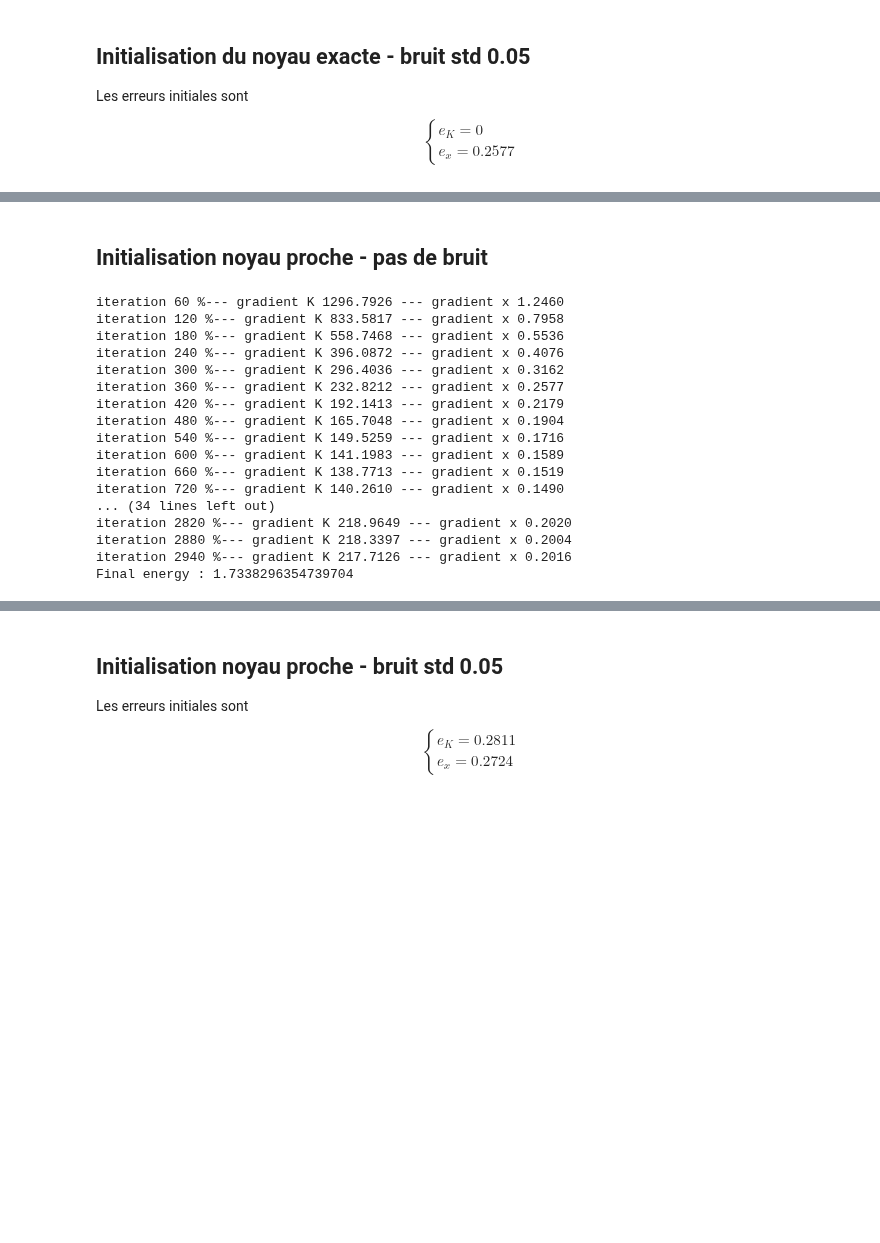
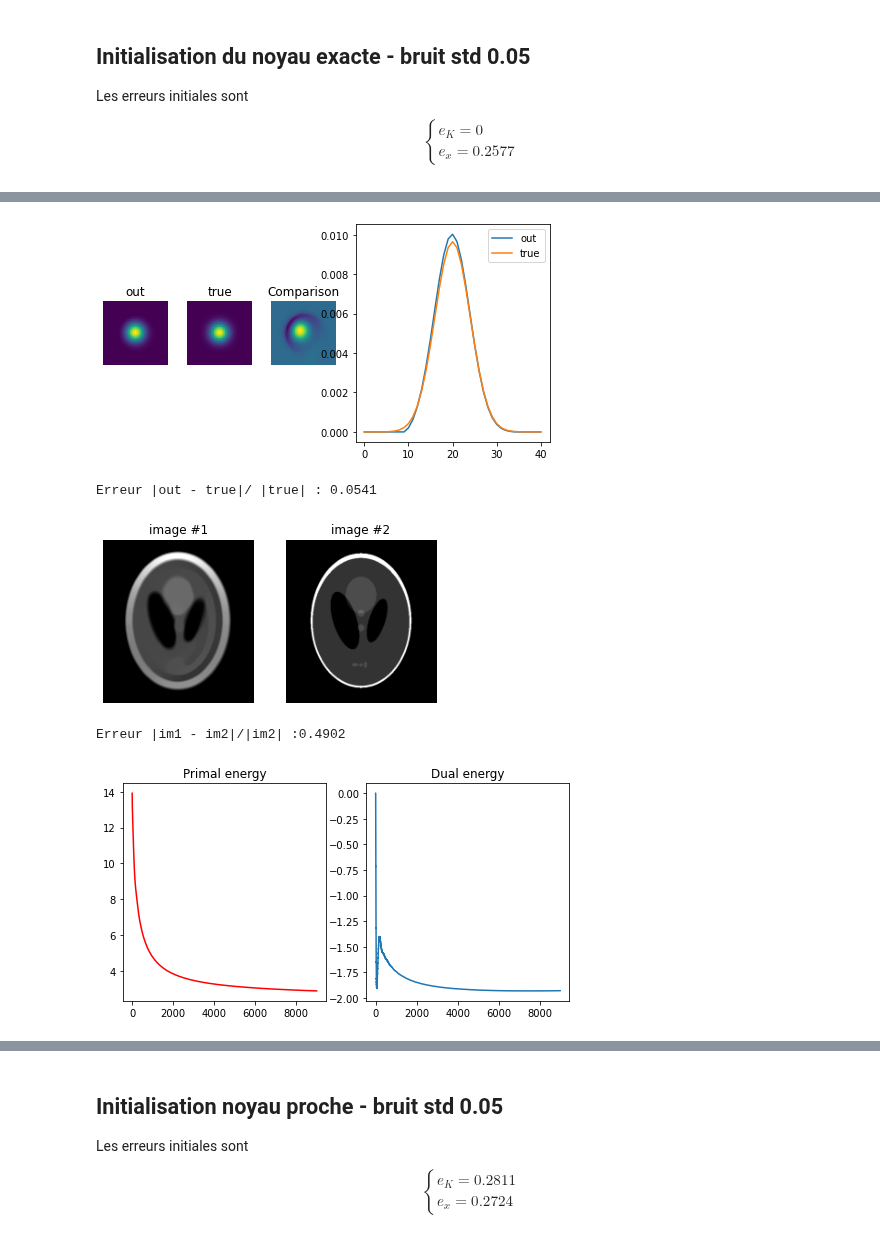
Before and after one commit to ceciledellavalle/BlindDeconvolution, a Jupyter notebook: algoviolet.ipynb, the cells around one changed output, grey strips where cells are left out. Cells and saved outputs as stored; diff of their text form; code cells hidden in the pictures; blank space fills up the shorter version.

```diff
--- a/algoviolet.ipynb
+++ b/algoviolet.ipynb
@@ -123,11 +160,15 @@ e_x = 0.2577
 \end{cases}
 $$
 # %%
-alpha = 100
-mu    = 0.001
-K_in   = K.copy()
+alpha = 0.001
+mu    = 0.005
+K_in   = K1.copy()
 x_in  = x_o1
 K_out,x_out,Ep21,Ed21 = violetBD(K_in,x_in,x_b,alpha,mu,\
-                            niter=10000,coeffK=0.01,\
+                            niter=3000,coeffK=0.001,coeffx=0.1,\
                             proj_simplex=True)
+# (1/tau_u - Lf) = sqrt(8)
+# tau_v = coeff_v1/sqrt(8)
+# tau_k = coeff_K*2/L_total
+# (1/tau_u - Lf)1/tau_v <8
 # %% [output]
@@ -137,4 +192,10 @@ KeyboardInterrupt:
 # %%
-Display_ker(K_out,K_in,mysize=(8,4))
+Display_ker(K_out,K_in,mysize=(8,4),label1='out',label2='true')
 Display_im(x_out,x_im,mysize=(6,3))
 Display_epd(Ep21,Ed21)
+# %% [output]
+[figure, added]
+Erreur |out - true|/ |true| : 0.0541
+[figure, added]
+Erreur |im1 - im2|/|im2| :0.4902
+[figure, added]
@@ -149,28 +203,0 @@ Export_ep(Ep21,label='2',cas='1')
-# %% [markdown]
-## Initialisation noyau proche - pas de bruit
-# %%
-alpha     = 100
-mu        = 0.001
-K_in      = K_shift.copy()
-x_in      = x_b
-K_out,x_out,Ep22,Ed22 = violetBD(K_in,x_in,x_b,alpha,mu,\
-                            niter=3000,coeffK=10,\
-                            proj_simplex=True)
-# %% [output]
-iteration 60 %--- gradient K 1296.7926 --- gradient x 1.2460
-iteration 120 %--- gradient K 833.5817 --- gradient x 0.7958
-iteration 180 %--- gradient K 558.7468 --- gradient x 0.5536
-iteration 240 %--- gradient K 396.0872 --- gradient x 0.4076
-iteration 300 %--- gradient K 296.4036 --- gradient x 0.3162
-iteration 360 %--- gradient K 232.8212 --- gradient x 0.2577
-iteration 420 %--- gradient K 192.1413 --- gradient x 0.2179
-iteration 480 %--- gradient K 165.7048 --- gradient x 0.1904
-iteration 540 %--- gradient K 149.5259 --- gradient x 0.1716
-iteration 600 %--- gradient K 141.1983 --- gradient x 0.1589
-iteration 660 %--- gradient K 138.7713 --- gradient x 0.1519
-iteration 720 %--- gradient K 140.2610 --- gradient x 0.1490
-... (34 lines left out)
-iteration 2820 %--- gradient K 218.9649 --- gradient x 0.2020
-iteration 2880 %--- gradient K 218.3397 --- gradient x 0.2004
-iteration 2940 %--- gradient K 217.7126 --- gradient x 0.2016
-Final energy : 1.7338296354739704
```
Also changed, not shown: parts of 21 cells of this notebook, 9 other files.
